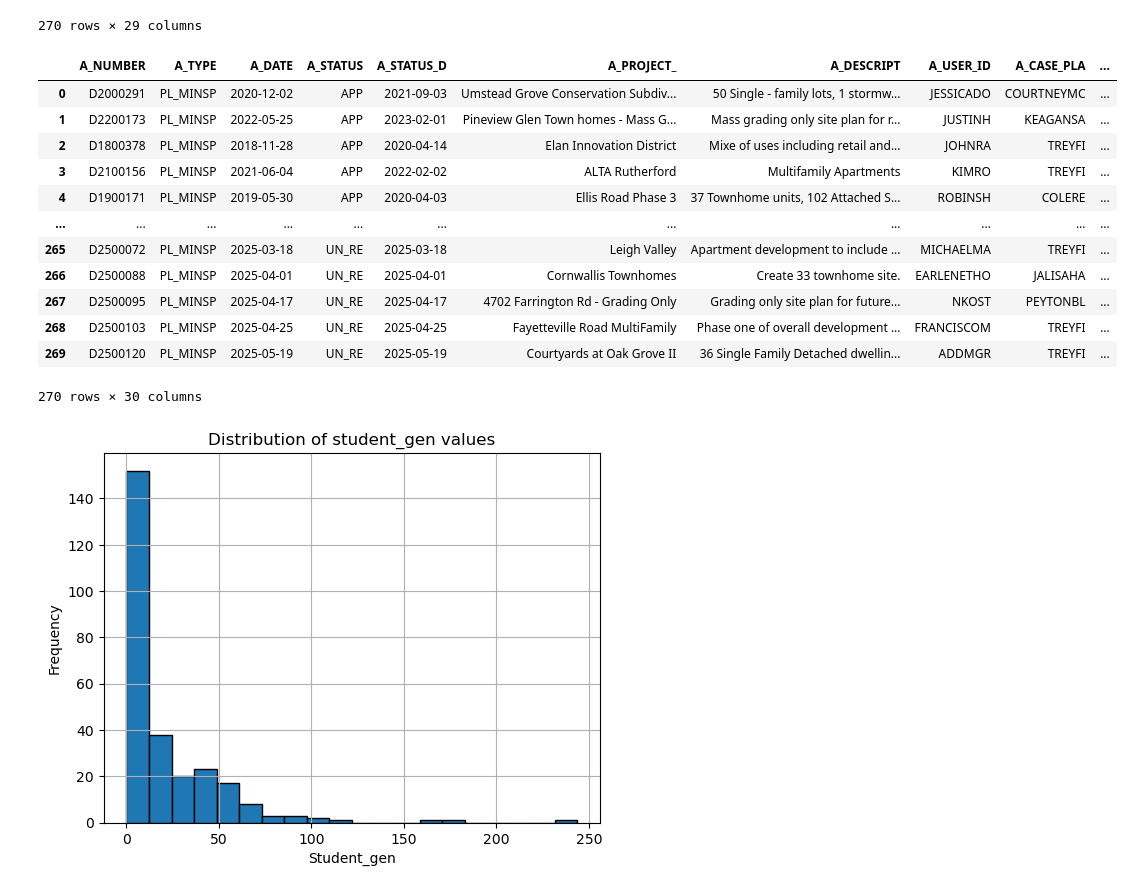
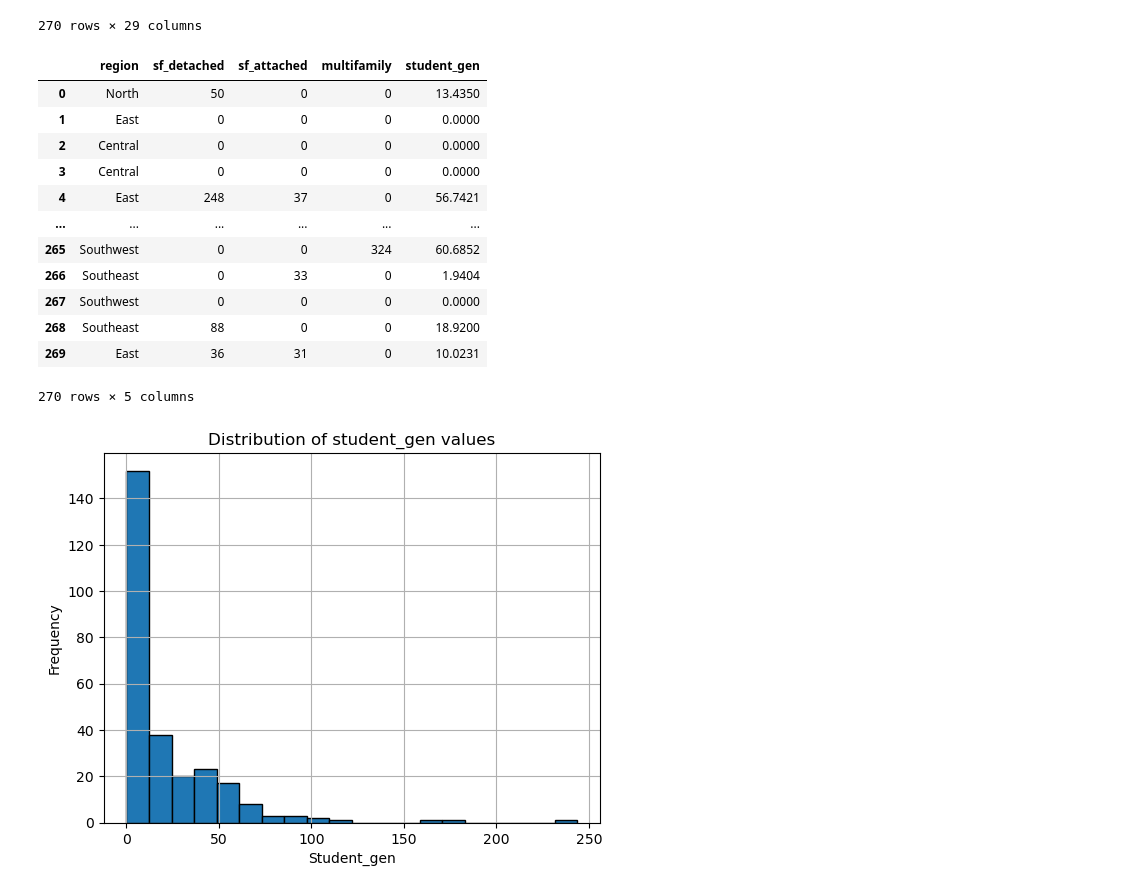
Before and after one commit to olublin/DPS-Planning, a Jupyter notebook: sgr_htype_region.ipynb, the cells around one changed output. Cells and saved outputs as stored; diff of their text form; code cells hidden in the pictures.

```diff
--- a/sgr_htype_region.ipynb
+++ b/sgr_htype_region.ipynb
@@ -77,21 +77,21 @@ def count_students(row):
 # %%
 res_dev['student_gen'] = res_dev.apply(count_students, axis=1)
 # %%
-res_dev
+res_dev[['region', 'sf_detached', 'sf_attached', 'multifamily', 'student_gen']]
 # %% [output]
-|  | A_NUMBER | A_TYPE | A_DATE | A_STATUS | A_STATUS_D | A_PROJECT_ | A_DESCRIPT | A_USER_ID | A_CASE_PLA | ... |
-| 0 | D2000291 | PL_MINSP | 2020-12-02 | APP | 2021-09-03 | Umstead Grove Conservation Subdiv... | 50 Single - family lots, 1 stormw... | JESSICADO | COURTNEYMC | ... |
-| 1 | D2200173 | PL_MINSP | 2022-05-25 | APP | 2023-02-01 | Pineview Glen Town homes - Mass G... | Mass grading only site plan for r... | JUSTINH | KEAGANSA | ... |
-| 2 | D1800378 | PL_MINSP | 2018-11-28 | APP | 2020-04-14 | Elan Innovation District | Mixe of uses including retail and... | JOHNRA | TREYFI | ... |
-| 3 | D2100156 | PL_MINSP | 2021-06-04 | APP | 2022-02-02 | ALTA Rutherford | Multifamily Apartments | KIMRO | TREYFI | ... |
-| 4 | D1900171 | PL_MINSP | 2019-05-30 | APP | 2020-04-03 | Ellis Road Phase 3 | 37 Townhome units, 102 Attached S... | ROBINSH | COLERE | ... |
-| ... | ... | ... | ... | ... | ... | ... | ... | ... | ... | ... |
-| 265 | D2500072 | PL_MINSP | 2025-03-18 | UN_RE | 2025-03-18 | Leigh Valley | Apartment development to include ... | MICHAELMA | TREYFI | ... |
-| 266 | D2500088 | PL_MINSP | 2025-04-01 | UN_RE | 2025-04-01 | Cornwallis Townhomes | Create 33 townhome site. | EARLENETHO | JALISAHA | ... |
-| 267 | D2500095 | PL_MINSP | 2025-04-17 | UN_RE | 2025-04-17 | 4702 Farrington Rd - Grading Only | Grading only site plan for future... | NKOST | PEYTONBL | ... |
-| 268 | D2500103 | PL_MINSP | 2025-04-25 | UN_RE | 2025-04-25 | Fayetteville Road MultiFamily | Phase one of overall development ... | FRANCISCOM | TREYFI | ... |
-| 269 | D2500120 | PL_MINSP | 2025-05-19 | UN_RE | 2025-05-19 | Courtyards at Oak Grove II | 36 Single Family Detached dwellin... | ADDMGR | TREYFI | ... |
+|  | region | sf_detached | sf_attached | multifamily | student_gen |
+| 0 | North | 50 | 0 | 0 | 13.4350 |
+| 1 | East | 0 | 0 | 0 | 0.0000 |
+| 2 | Central | 0 | 0 | 0 | 0.0000 |
+| 3 | Central | 0 | 0 | 0 | 0.0000 |
+| 4 | East | 248 | 37 | 0 | 56.7421 |
+| ... | ... | ... | ... | ... | ... |
+| 265 | Southwest | 0 | 0 | 324 | 60.6852 |
+| 266 | Southeast | 0 | 33 | 0 | 1.9404 |
+| 267 | Southwest | 0 | 0 | 0 | 0.0000 |
+| 268 | Southeast | 88 | 0 | 0 | 18.9200 |
+| 269 | East | 36 | 31 | 0 | 10.0231 |
-270 rows × 30 columns
+270 rows × 5 columns
 # %%
 # gets counts for each region
 region_gen = res_dev.groupby('region')['student_gen'].sum()
```
Also changed, not shown: parts of 1 cell of this notebook, 1 other file.
